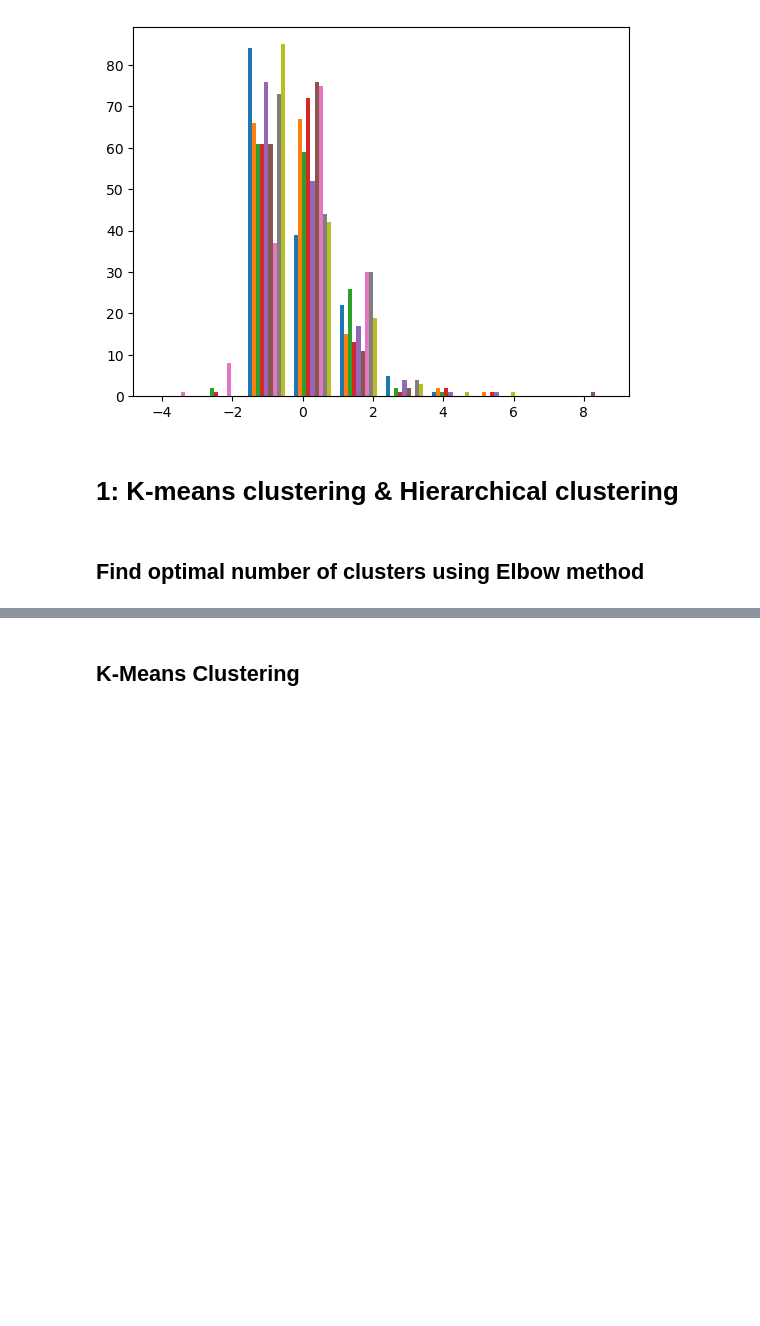
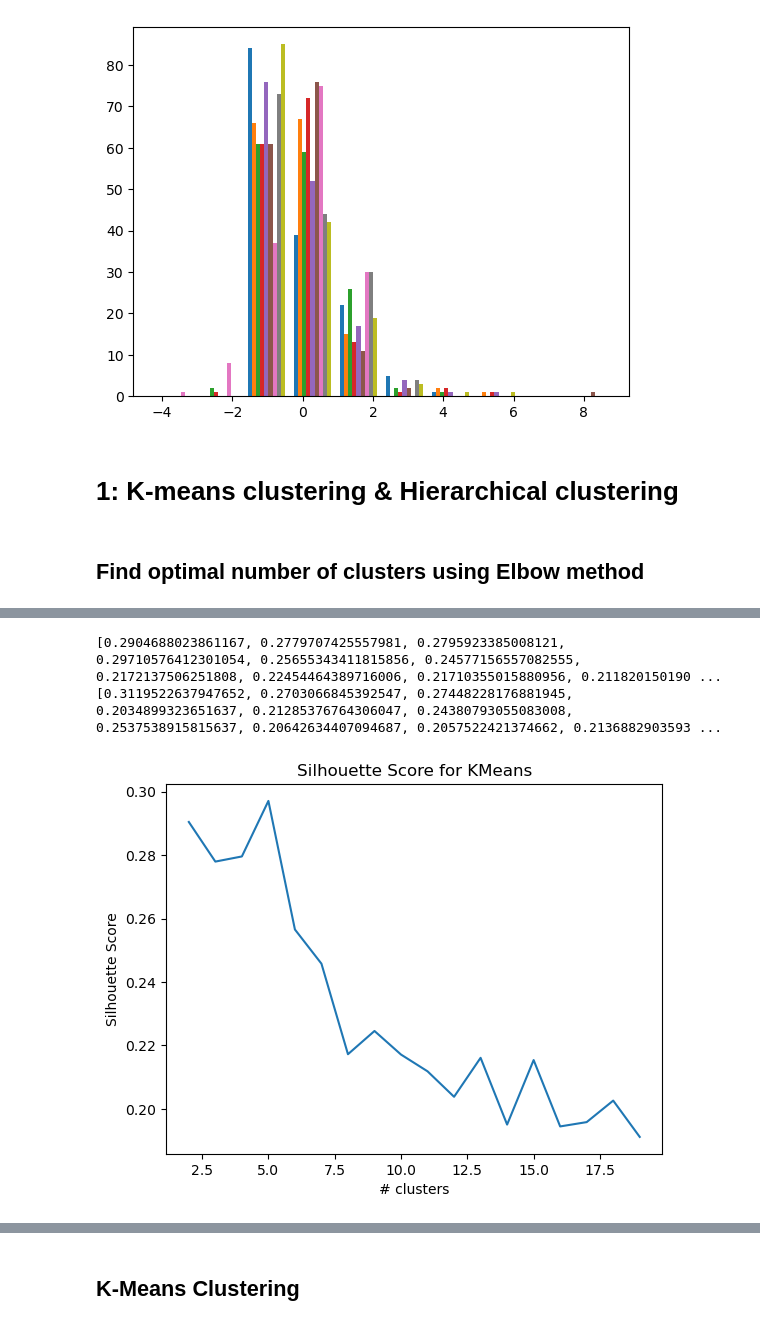
Before and after one commit to JuHeinz/OMMI_DataScience, a Jupyter notebook: Homework 10/Homework10.ipynb, the cells around one changed output, grey strips where cells are left out. Saved outputs shown, nothing was run; the diff lists cells and outputs as text; code cells hidden in the pictures; blank space fills up the shorter version.

```diff
--- a/Homework 10/Homework10.ipynb
+++ b/Homework 10/Homework10.ipynb
@@ -103,0 +120,36 @@ k = 5
+# %%
+from sklearn.metrics import silhouette_score
+from sklearn.cluster import AgglomerativeClustering
+
+
+km_silhouette_scores = []
+hc_silhouette_scores = []
+
+# Calculate silhouette score for each value of k
+for i in K:
+    #K-MEANS
+    kmeans = KMeans(n_clusters=i)
+    km_cluster_labels = kmeans.fit_predict(df_scaled)
+    km_silhouette_scores.append(silhouette_score(df_scaled, km_cluster_labels))
+    #HIERARCHICAL
+    hierarchical = AgglomerativeClustering(n_clusters=i)
+    hc_cluster_labels = hierarchical.fit_predict(df_scaled)
+    hc_silhouette_scores.append(silhouette_score(df_scaled, hc_cluster_labels))
+
+
+
+
+print(km_silhouette_scores)
+print(hc_silhouette_scores)
+# %% [output]
+[0.2904688023861167, 0.2779707425557981, 0.2795923385008121, 0.29710576412301054, 0.25655343411815856, 0.24577156557082555, 0.2172137506251808, 0.22454464389716006, 0.21710355015880956, 0.211820150190 ...
+[0.3119522637947652, 0.2703066845392547, 0.27448228176881945, 0.2034899323651637, 0.21285376764306047, 0.24380793055083008, 0.2537538915815637, 0.20642634407094687, 0.2057522421374662, 0.2136882903593 ...
+# %%
+# Plot silhouette scores for k means
+plt.plot(K, km_silhouette_scores)
+plt.title("Silhouette Score for KMeans")
+plt.xlabel('# clusters')
+plt.ylabel('Silhouette Score')
+plt.show()
+# %% [output]
+[figure, added]
```
Also changed, not shown: parts of 22 cells of this notebook.
